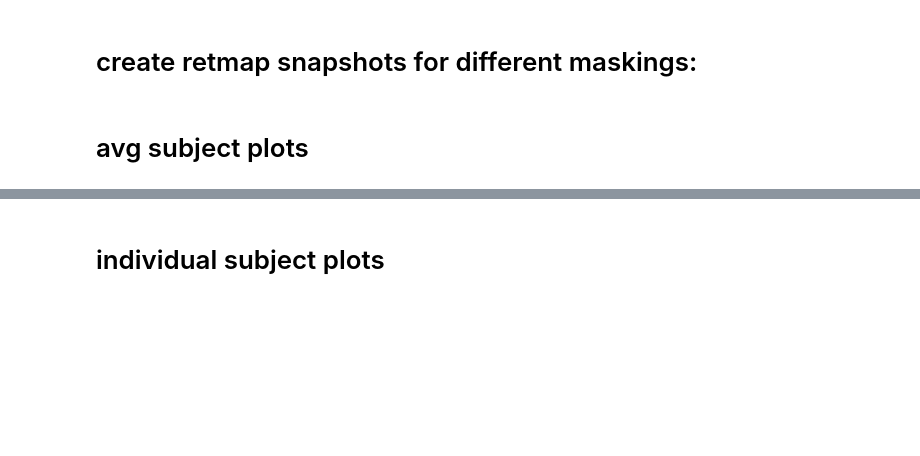
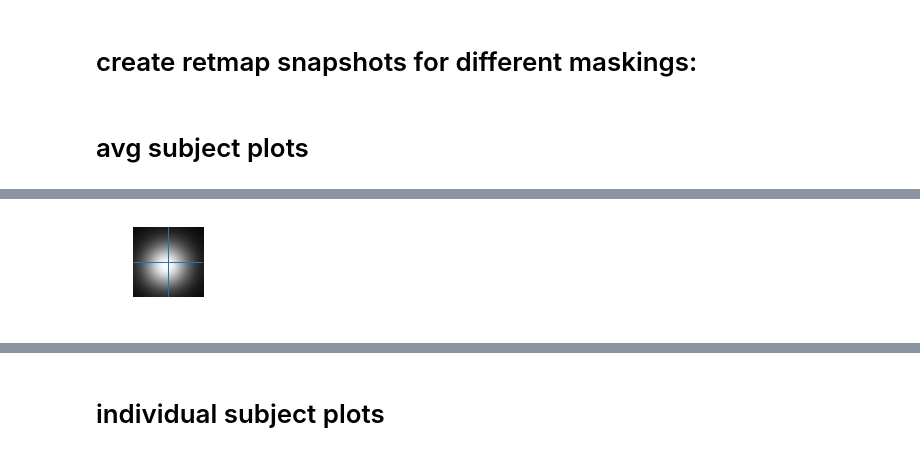
Before and after one commit to daanvanes/hcp_cerebellum_retinotopy, a Jupyter notebook: 3_Figures.ipynb, the cells around one changed output, grey strips where cells are left out. Drawn from its saved outputs; the diff is of its cells as text; code cells hidden in the pictures; blank space fills up the shorter version.

```diff
--- a/3_Figures.ipynb
+++ b/3_Figures.ipynb
@@ -176,0 +214,90 @@ roi_comb_order = ['VI','VIIb','VIIIb','crus']
+# %%
+# imshow of coverage
+pl.close('all')
+for sub_type in sub_types:#,'wavg','per']:#,'per']:
+    for plot_type in ['zoomed_in','zoomed_out']:
+        for mi,mask in enumerate(roi_order):
+
+            # setup figure
+            f1 = pl.figure(figsize=(1.25,1.25))
+            s1 = f1.add_subplot(1,1,1,aspect='equal')
+
+            # get this mask
+            roimask = (nb.load(os.path.join(out_dir,'masks','cer_retmaps','all_masks_together.nii')).get_data()==(mask_names[mask]))
+
+            # get data
+            if sub_type in ['avg','wavg']:
+
+                data = nb.load(os.path.join(out_dir,'masked_niftis',masktype,'prfresults_subject_rank_%s.nii'%sub_type)).get_data()
+                xs = np.cos(np.radians(np.ravel(data[roimask,dims['ang']]))) * np.ravel(data[roimask,dims['ecc']])
+                ys = np.sin(np.radians(np.ravel(data[roimask,dims['ang']]))) * np.ravel(data[roimask,dims['ecc']])
+                sizes = np.ravel(data[roimask,dims['rfsize']])
+                r2s = np.ravel(data[roimask,dims['r2']])
+
+            elif sub_type == 'per':
+
+                all_xs = []
+                all_ys = []
+                all_sizes=[]
+
+                all_r2s=[]
+
+                for sj in range(181):
+
+                    data = nb.load(os.path.join(out_dir,'masked_niftis',masktype,'prfresults_subject_rank_%d.nii'%sj)).get_data()
+
+                    xs = np.cos(np.radians(np.ravel(data[roimask,dims['ang']]))) * np.ravel(data[roimask,dims['ecc']])
+                    ys = np.sin(np.radians(np.ravel(data[roimask,dims['ang']]))) * np.ravel(data[roimask,dims['ecc']])
+                    sizes = np.ravel(data[roimask,dims['rfsize']])
+                    r2s = np.ravel(data[roimask,dims['r2']])
+
+                    all_xs.append(xs)
+                    all_ys.append(ys)
+                    all_sizes.append(sizes)
+                    all_r2s.append(r2s)
+
+                xs = np.ravel(all_xs)
+                ys = np.ravel(all_ys)
+                sizes = np.ravel(all_sizes)
+                r2s = np.ravel(all_r2s)
+
+
+            # determine ecc limit and roi color
+            maxecc = get_ecc_lim(mask,sub_type,plot_type)
+            c = get_roi_color(mask)
+
+            # determine coverage
+            stim_radius = maxecc
+            scope = 1
+            v = (sizes>0)*(~np.isnan(sizes))
+            if sub_type == 'per':
+                # random selection of voxels
+                indices = np.hstack([np.ones(n_vox_per),np.zeros(v.sum()-n_vox_per)]).astype(bool)
+                np.random.shuffle(indices)
+                v[v==True] *= indices
+
+            res = 501
+            coverage = []
+            for i,x,y,sigma,r2 in zip(range(v.sum()),xs[v],ys[v],sizes[v],r2s[v]):
+                coverage.append(two_d_gauss(x,y,sigma,r2,max_eccentricity=stim_radius*scope,res=res))
+                xr = (x/scope+stim_radius)/(stim_radius*2)*res
+                yr = (y/scope+stim_radius)/(stim_radius*2)*res
+                sr = (sigma/(stim_radius*scope*2))*res
+            cov = np.nanmean(coverage,axis=0)
+
+            # plot coverage
+            pl.imshow(cov,interpolation='nearest',cmap='gray',vmin=0,origin='lowerleft')
+
+            # add circle of stim radius if scope is greater than 1
+            if scope > 1:
+                s.add_artist(pl.Circle((res/2,res/2),res/2/scope, color=c,fill=False))
+
+            # add axis lines
+            pl.axhline(res/2,lw=1,color=c)
+            pl.axvline(res/2,lw=1,color=c)
+            pl.axis('off')
+
+            # save
+            f1.savefig(os.path.join(fig_dir,'coverage_avg_subject_%s_%s_%s.png'%(plot_type,sub_type,mask)),dpi=500)
+# %% [output]
+[figure, added]
```
Also changed, not shown: parts of 16 cells of this notebook, 5 other files.
